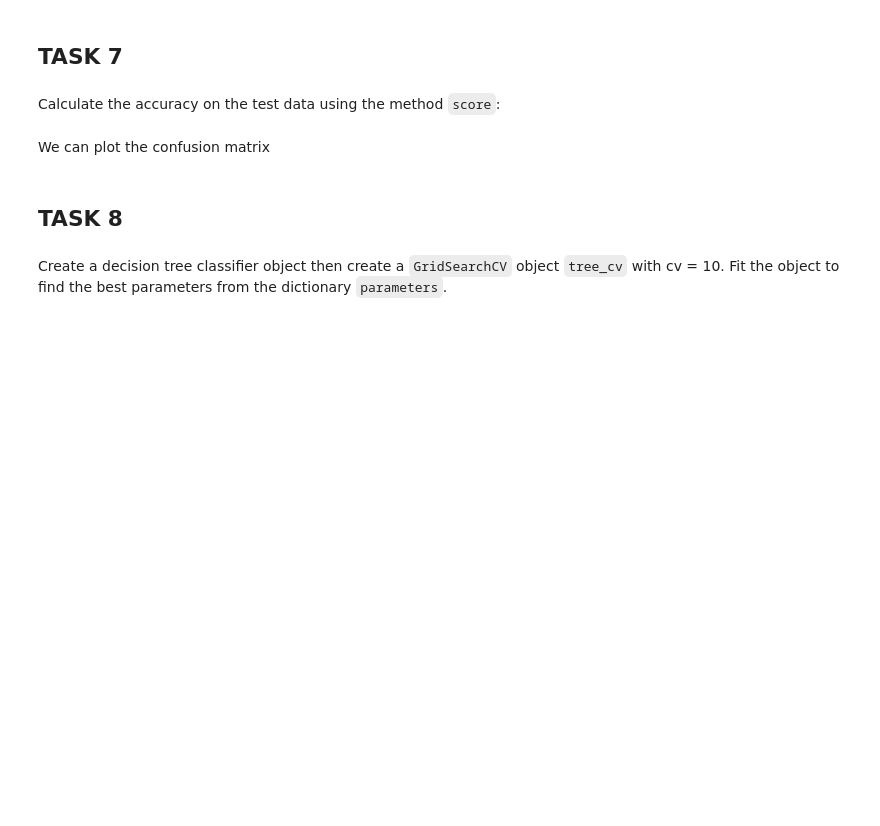
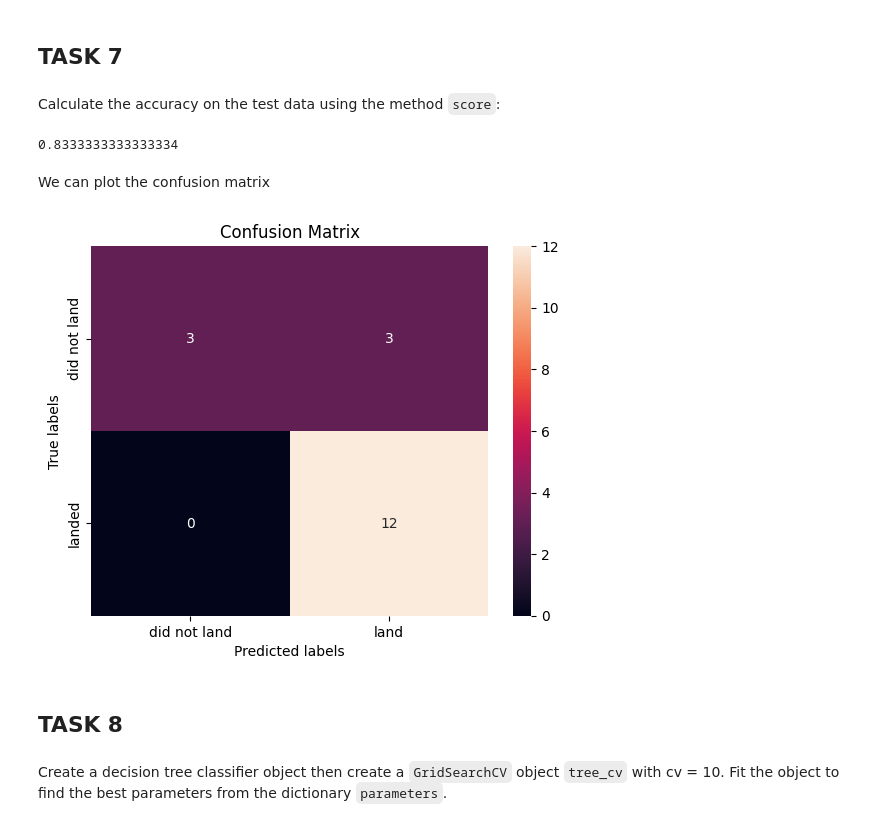
Before and after one commit to megadesk/MD_coursera_nbs, a Jupyter notebook: Applied Data Science Capstone/SpaceX_Machine_Learning_Prediction_Part_5.jupyterlite.ipynb, the cells around one changed output. Drawn from its saved outputs; the diff is of its cells as text; code cells hidden in the pictures; blank space fills up the shorter version.

```diff
--- a/Applied Data Science Capstone/SpaceX_Machine_Learning_Prediction_Part_5.jupyterlite.ipynb
+++ b/Applied Data Science Capstone/SpaceX_Machine_Learning_Prediction_Part_5.jupyterlite.ipynb
@@ -164,3 +210,7 @@ parameters = {'kernel':('linear', 'rbf','poly','rbf', 'sigmoid'),
               'C': np.logspace(-3, 3, 5),
               'gamma':np.logspace(-3, 3, 5)}
 svm = SVC()
+# %%
+# Create a support vector machine object then  create a  <code>GridSearchCV</code> object  <code>svm_cv</code> with cv - 10.  Fit the object to find the best parameters from the dictionary <code>parameters</code>.
+svm_cv=GridSearchCV(svm,parameters,cv=10)
+svm_cv.fit(X_train,y_train)
@@ -171,11 +231,18 @@ print("accuracy :",svm_cv.best_score_)
 ## TASK  7
 # %% [markdown]
 Calculate the accuracy on the test data using the method <code>score</code>:
+# %%
+# Calculate the accuracy on the test data using the method <code>score</code>:
+svm_cv.score(X_test,y_test)
+# %% [output]
+0.8333333333333334
 # %% [markdown]
 We can plot the confusion matrix
 # %%
 yhat=svm_cv.predict(X_test)
-plot_confusion_matrix(Y_test,yhat)
+plot_confusion_matrix(y_test,yhat)
+# %% [output]
+[figure, added]
 # %% [markdown]
 ## TASK  8
 # %% [markdown]
```
Also changed, not shown: parts of 25 cells of this notebook, 16 other files.
